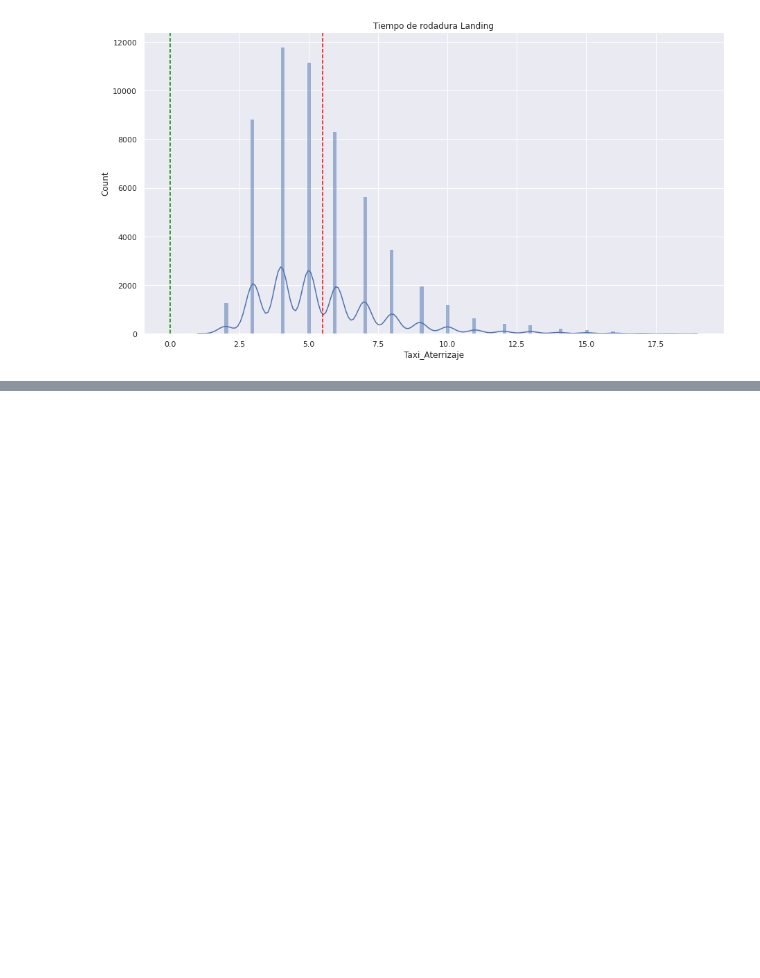
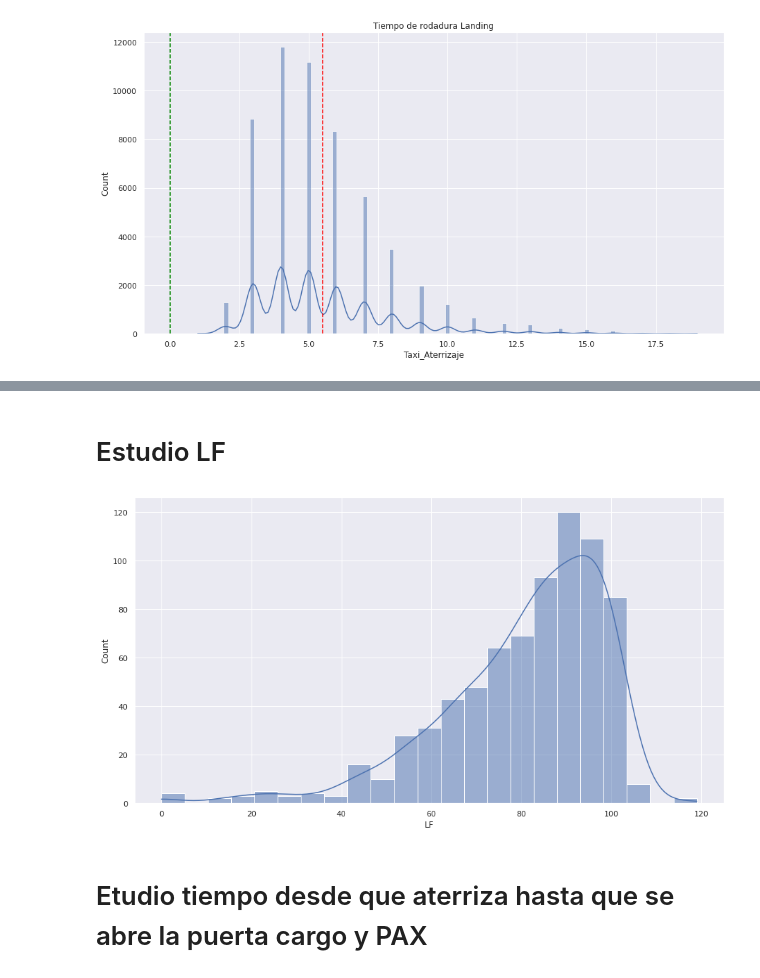
Before and after one commit to JMML2021/Analisis-Compa-ia-Aerea-Espa-ola, a Jupyter notebook: Calculo Vueling 2022 con codigos Rev F.ipynb, the cells around one changed output, grey strips where cells are left out. Drawn from its saved outputs; the diff is of its cells as text; code cells hidden in the pictures; blank space fills up the shorter version.

```diff
--- a/Calculo Vueling 2022 con codigos Rev F.ipynb
+++ b/Calculo Vueling 2022 con codigos Rev F.ipynb
@@ -1053,0 +1150,10 @@ Text(0.5, 1.0, 'Tiempo de rodadura Landing')
+# %%
+# Calculo el tiempo que hay de diferente entre SLOT v STD
+df3= df.copy()
+dfEliminarOutliers= ((df3['E_Despegue'] >20) &(df3['DEP'] =='BCN'))
+
+df3 = df3[dfEliminarOutliers]
+
+
+#df3['E_SLOT']= df3['SLOT']-df3['STD']
+df3[[ 'SLOT', 'STD', 'ATD', 'E_Despegue', 'DEP']]
@@ -1053,0 +1174,9 @@ Text(0.5, 1.0, 'Tiempo de rodadura Landing')
+# %% [markdown]
+# Estudio LF
+# %%
+df['LF']
+ax = sns.histplot(data= df3.LF, kde= True)
+# %% [output]
+[figure, added]
+# %% [markdown]
+# Etudio tiempo desde que aterriza hasta que se abre la puerta cargo y PAX
```
Also changed, not shown: parts of 19 cells of this notebook.
